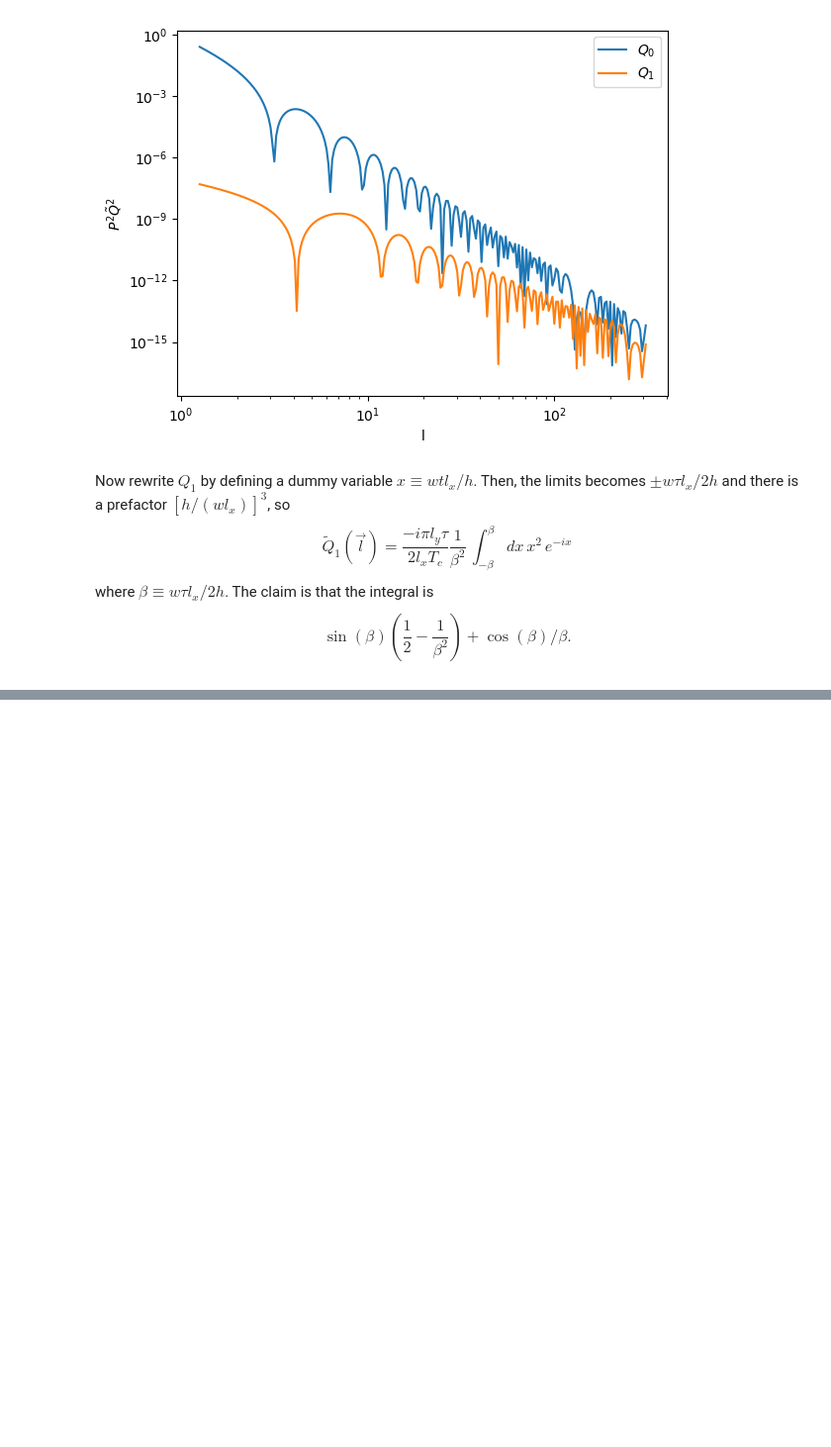
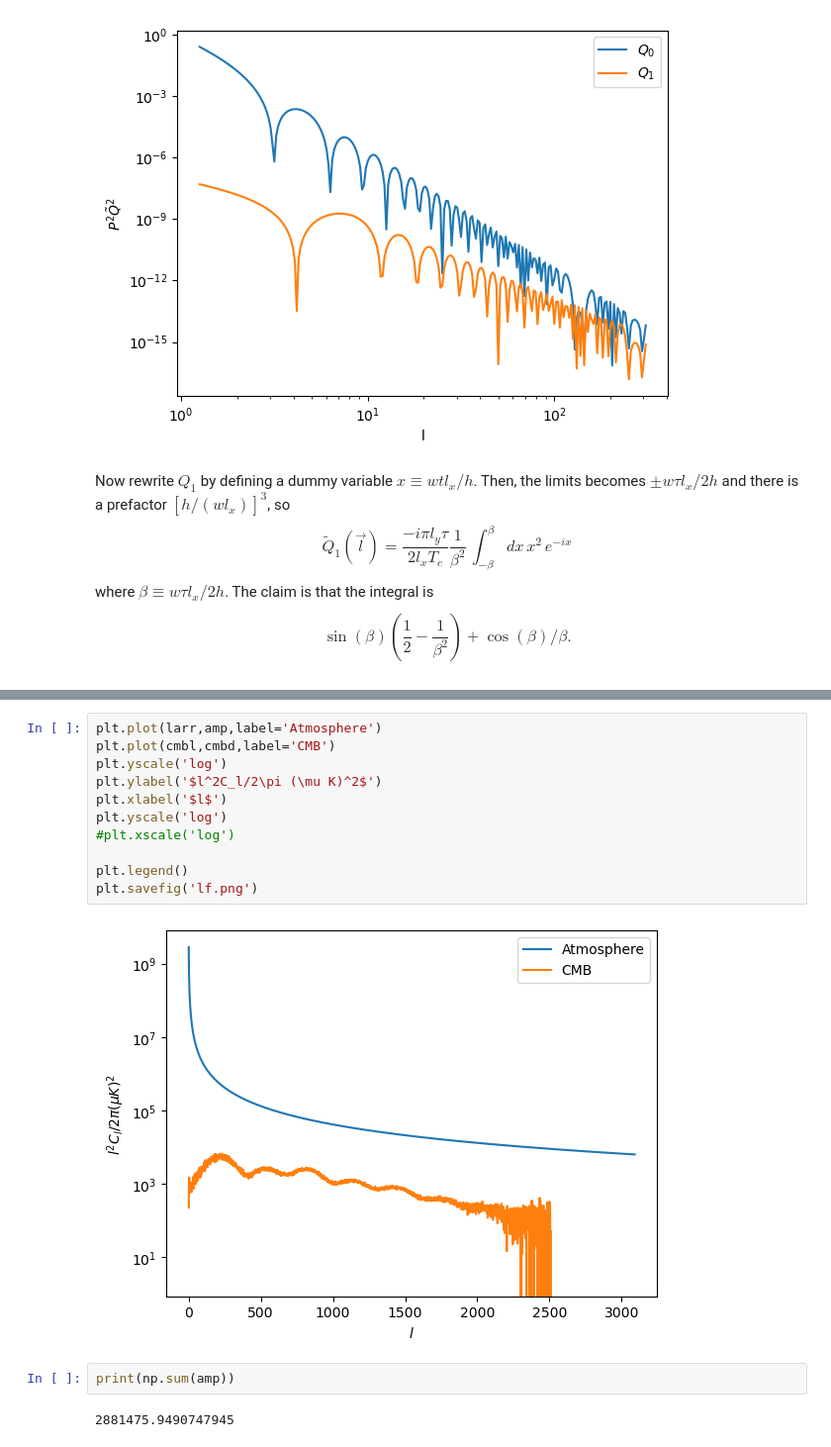
Before and after one commit to dodelson/SPT, a Jupyter notebook: simple.ipynb, the cells around one changed output, grey strips where cells are left out. Shown at 99% size. Saved outputs shown, nothing was run; the diff lists cells and outputs as text; blank space fills up the shorter version.

```diff
--- a/simple.ipynb
+++ b/simple.ipynb
@@ -110,0 +222,17 @@ $$\sin(\beta)\left(\frac12-\frac1{\beta^2}\right)+\cos(\beta)/\beta. $$
+# %%
+plt.plot(larr,amp,label='Atmosphere')
+plt.plot(cmbl,cmbd,label='CMB')
+plt.yscale('log')
+plt.ylabel('$l^2C_l/2\pi (\mu K)^2$')
+plt.xlabel('$l$')
+plt.yscale('log')
+#plt.xscale('log')
+
+plt.legend()
+plt.savefig('lf.png')
+# %% [output]
+[figure, added]
+# %%
+print(np.sum(amp))
+# %% [output]
+2881475.9490747945
```
Also changed, not shown: parts of 5 cells of this notebook, 1 other file.
